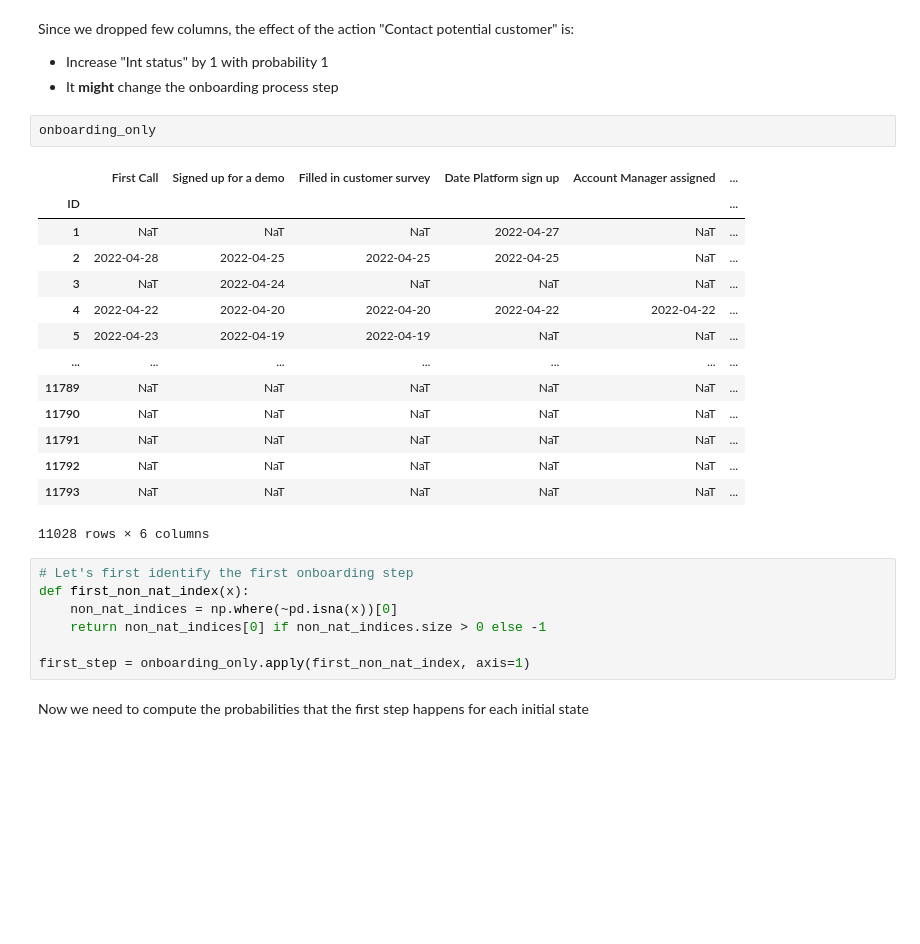
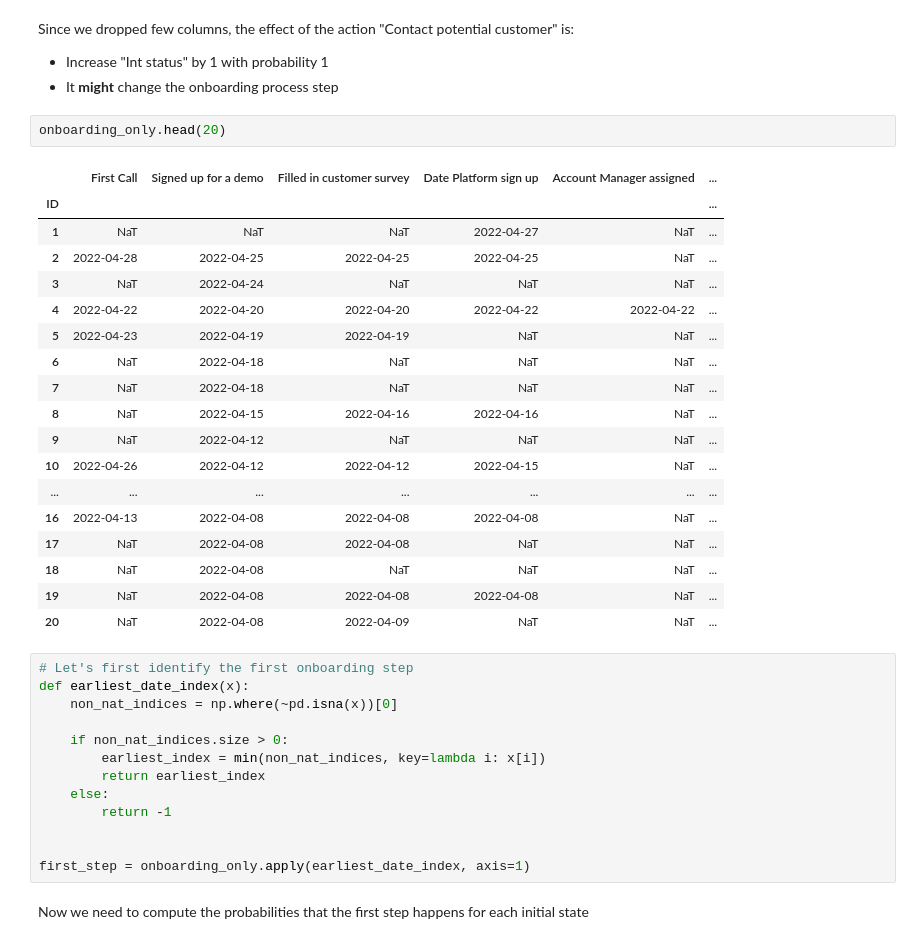
Before and after one commit to Ilvecho/Sales-Reinforcer, a Jupyter notebook: Project_7.ipynb, the cells around one changed output. Cells and saved outputs as stored; diff of their text form; blank space fills up the shorter version.

```diff
--- a/Project_7.ipynb
+++ b/Project_7.ipynb
@@ -1209,29 +1202,39 @@ Since we dropped few columns, the effect of the action "Contact potential custom
 - Increase "Int status" by 1 with probability 1
 - It **might** change the onboarding process step
 # %%
-onboarding_only
+onboarding_only.head(20)
 # %% [output]
 |  | First Call | Signed up for a demo | Filled in customer survey | Date Platform sign up | Account Manager assigned | ... |
 | ID |  |  |  |  |  | ... |
 | 1 | NaT | NaT | NaT | 2022-04-27 | NaT | ... |
 | 2 | 2022-04-28 | 2022-04-25 | 2022-04-25 | 2022-04-25 | NaT | ... |
 | 3 | NaT | 2022-04-24 | NaT | NaT | NaT | ... |
 | 4 | 2022-04-22 | 2022-04-20 | 2022-04-20 | 2022-04-22 | 2022-04-22 | ... |
 | 5 | 2022-04-23 | 2022-04-19 | 2022-04-19 | NaT | NaT | ... |
+| 6 | NaT | 2022-04-18 | NaT | NaT | NaT | ... |
+| 7 | NaT | 2022-04-18 | NaT | NaT | NaT | ... |
+| 8 | NaT | 2022-04-15 | 2022-04-16 | 2022-04-16 | NaT | ... |
+| 9 | NaT | 2022-04-12 | NaT | NaT | NaT | ... |
+| 10 | 2022-04-26 | 2022-04-12 | 2022-04-12 | 2022-04-15 | NaT | ... |
 | ... | ... | ... | ... | ... | ... | ... |
-| 11789 | NaT | NaT | NaT | NaT | NaT | ... |
-| 11790 | NaT | NaT | NaT | NaT | NaT | ... |
-| 11791 | NaT | NaT | NaT | NaT | NaT | ... |
-| 11792 | NaT | NaT | NaT | NaT | NaT | ... |
-| 11793 | NaT | NaT | NaT | NaT | NaT | ... |
+| 16 | 2022-04-13 | 2022-04-08 | 2022-04-08 | 2022-04-08 | NaT | ... |
+| 17 | NaT | 2022-04-08 | 2022-04-08 | NaT | NaT | ... |
+| 18 | NaT | 2022-04-08 | NaT | NaT | NaT | ... |
+| 19 | NaT | 2022-04-08 | 2022-04-08 | 2022-04-08 | NaT | ... |
+| 20 | NaT | 2022-04-08 | 2022-04-09 | NaT | NaT | ... |
-11028 rows × 6 columns
 # %%
 # Let's first identify the first onboarding step
-def first_non_nat_index(x):
+def earliest_date_index(x):
     non_nat_indices = np.where(~pd.isna(x))[0]
-    return non_nat_indices[0] if non_nat_indices.size > 0 else -1
 
-first_step = onboarding_only.apply(first_non_nat_index, axis=1)
+    if non_nat_indices.size > 0:
+        earliest_index = min(non_nat_indices, key=lambda i: x[i])
+        return earliest_index
+    else:
+        return -1
+
+
+first_step = onboarding_only.apply(earliest_date_index, axis=1)
 # %% [markdown]
 Now we need to compute the probabilities that the first step happens for each initial state
 # %%
```
Also changed, not shown: parts of 29 cells of this notebook.
